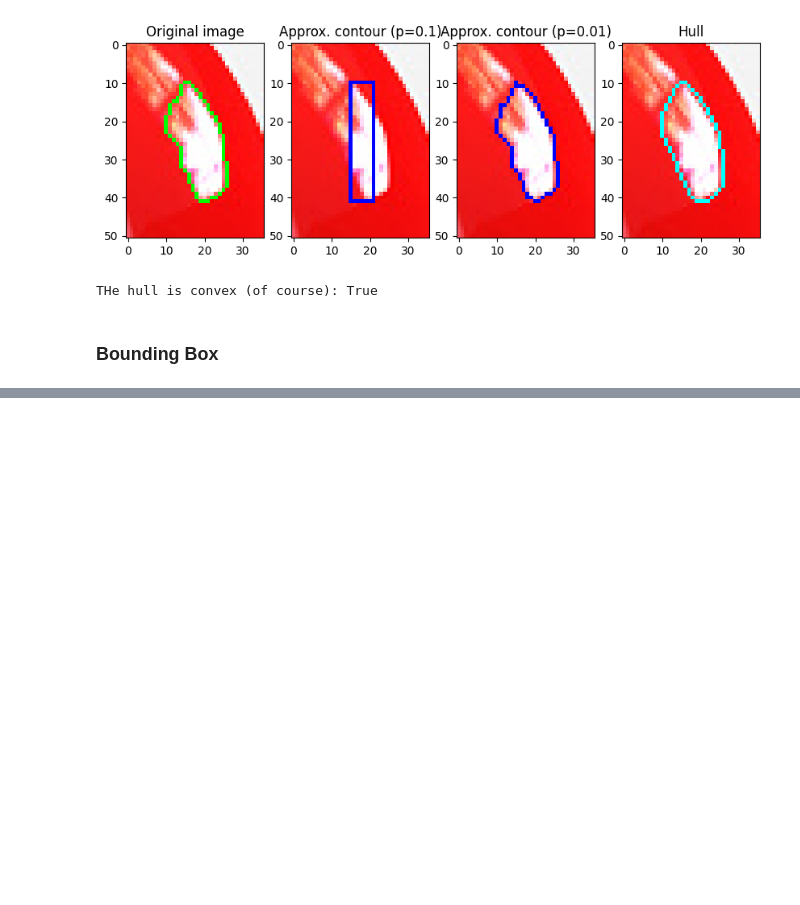
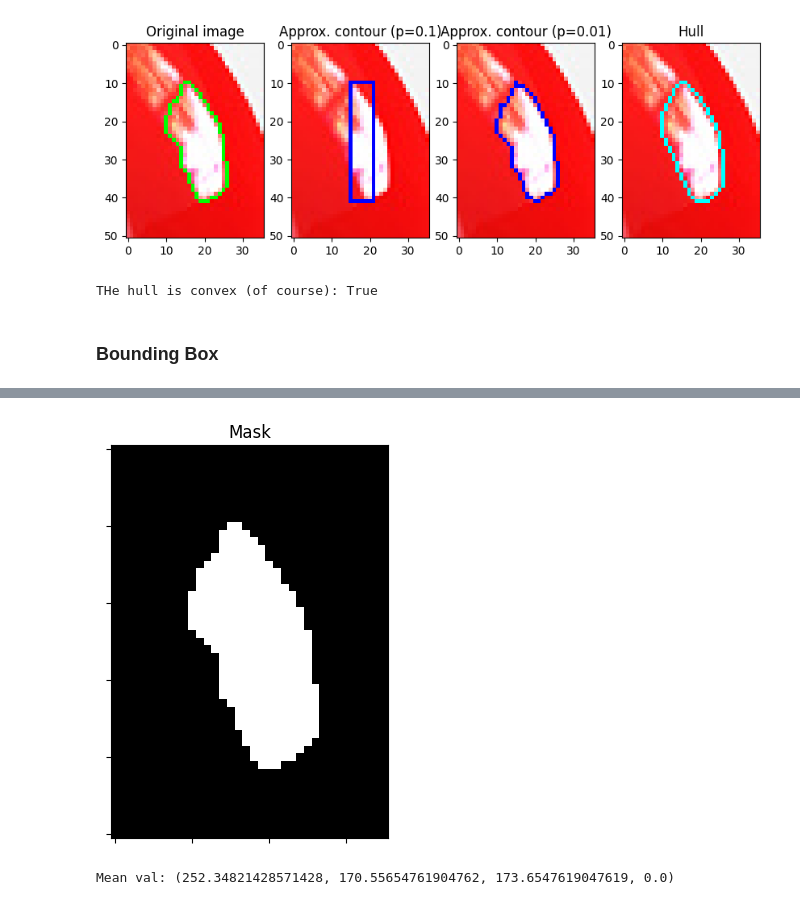
Before and after one commit to mshajarrazip/OpenCV-Notes, a Jupyter notebook: python/contours.ipynb, the cells around one changed output, grey strips where cells are left out. Cells and saved outputs as stored; diff of their text form; code cells hidden in the pictures; blank space fills up the shorter version.

```diff
--- a/python/contours.ipynb
+++ b/python/contours.ipynb
@@ -281,0 +334,11 @@ plt.show()
+# %%
+# getting the mask of cnt2
+# looks like turd
+mask = np.zeros(img_.shape[:2], np.uint8)
+outline = cv.drawContours(mask, [cnt2], 0, 255, -1)
+show_image(outline, title='Mask', scale=10, imshow_args={'cmap': 'gray'})
+
+
+
+print('Mean val:', cv.mean(img_, mask=mask))
+# %% [output]
@@ -281,0 +346,2 @@ plt.show()
+[figure, added]
+Mean val: (252.34821428571428, 170.55654761904762, 173.6547619047619, 0.0)
```
Also changed, not shown: parts of 12 cells of this notebook.
